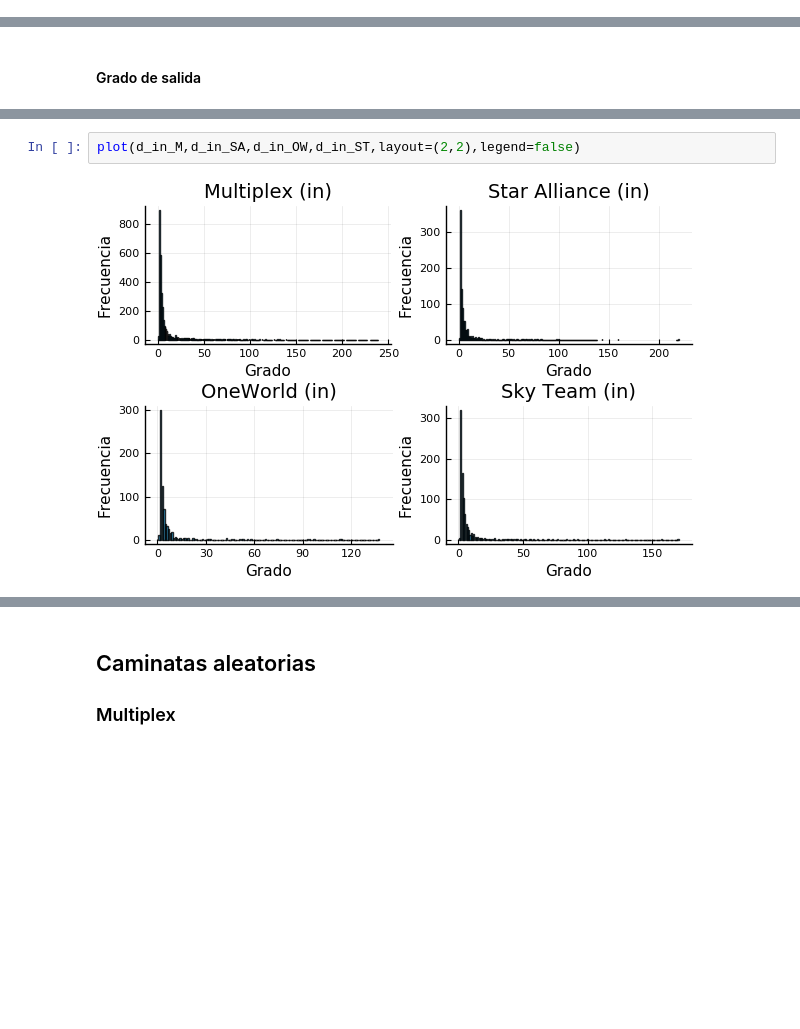
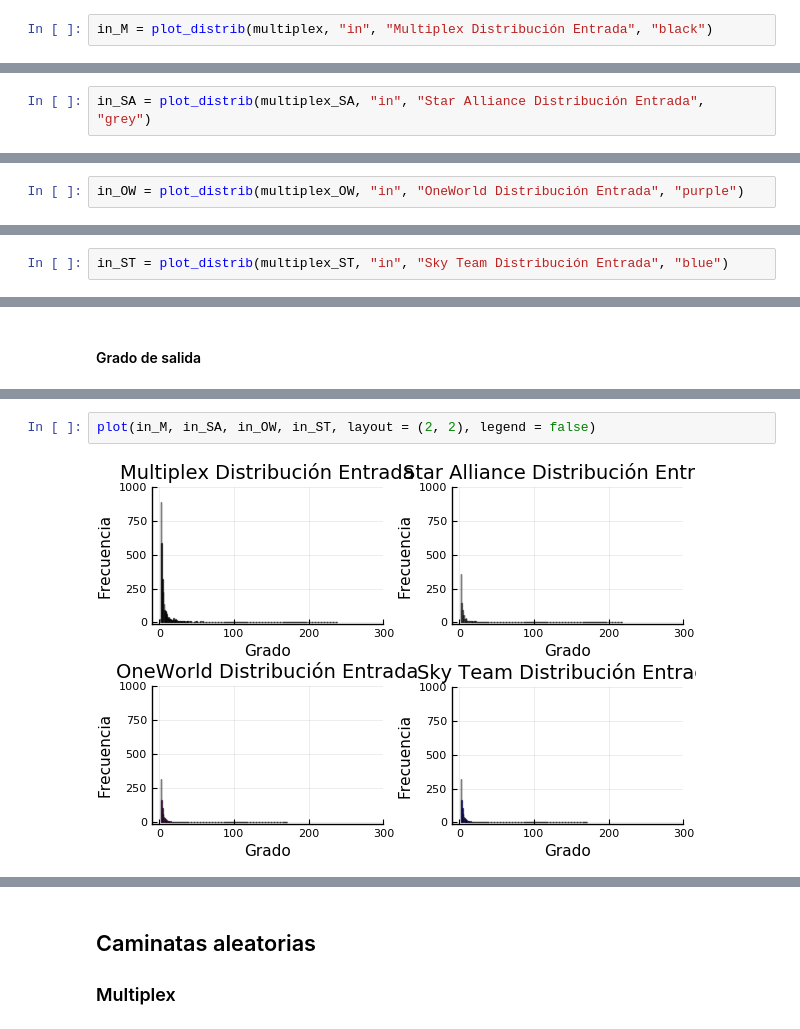
Before and after one commit to Yuriyama/Proyecto_aerolineas, a Jupyter notebook: Code/Alianzas_RW.ipynb, the cells around one changed output, grey strips where cells are left out. Cells and saved outputs as stored; diff of their text form; blank space fills up the shorter version.

```diff
--- a/Code/Alianzas_RW.ipynb
+++ b/Code/Alianzas_RW.ipynb
@@ -926,0 +1028,2 @@ d_in_M = bar(distrib_in_M, color="#0f87bf",alpha=0.8,
+# %%
+in_M = plot_distrib(multiplex, "in", "Multiplex Distribución Entrada", "black")
@@ -1072,0 +1050,2 @@ n=nombres_SA;
+# %%
+in_SA = plot_distrib(multiplex_SA, "in", "Star Alliance Distribución Entrada", "grey")
@@ -1152,0 +1072,2 @@ d_in_OW = bar(distrib_in_OW, color="#0f87bf",alpha=0.8,
+# %%
+in_OW = plot_distrib(multiplex_OW, "in", "OneWorld Distribución Entrada", "purple")
@@ -1196,0 +1094,2 @@ d_in_ST = bar(distrib_in_ST, color="#0f87bf",alpha=0.8,
+# %%
+in_ST = plot_distrib(multiplex_ST, "in", "Sky Team Distribución Entrada", "blue")
@@ -1209,5 +1108,5 @@ d_out_ST = bar(distrib_out_ST, color="#0f87bf",alpha=0.8,
 # %%
-plot(d_in_M,d_in_SA,d_in_OW,d_in_ST,layout=(2,2),legend=false)
+plot(in_M, in_SA, in_OW, in_ST, layout = (2, 2), legend = false)
 # %% [output]
-[figure, old version]
+[figure, new version]
 # %%
```
Also changed, not shown: parts of 302 cells of this notebook, 1 other file.
